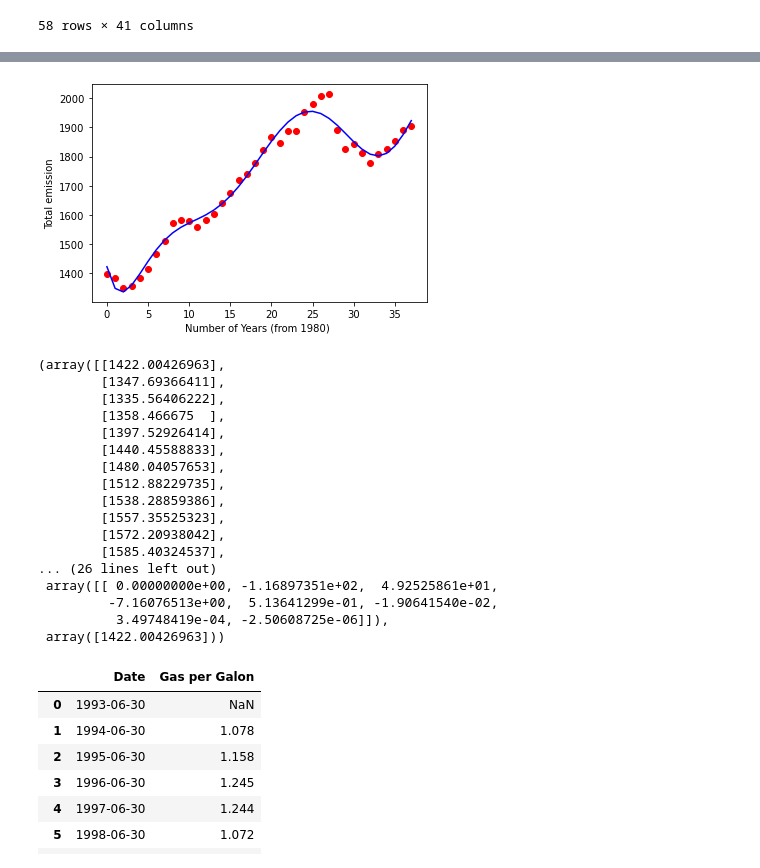
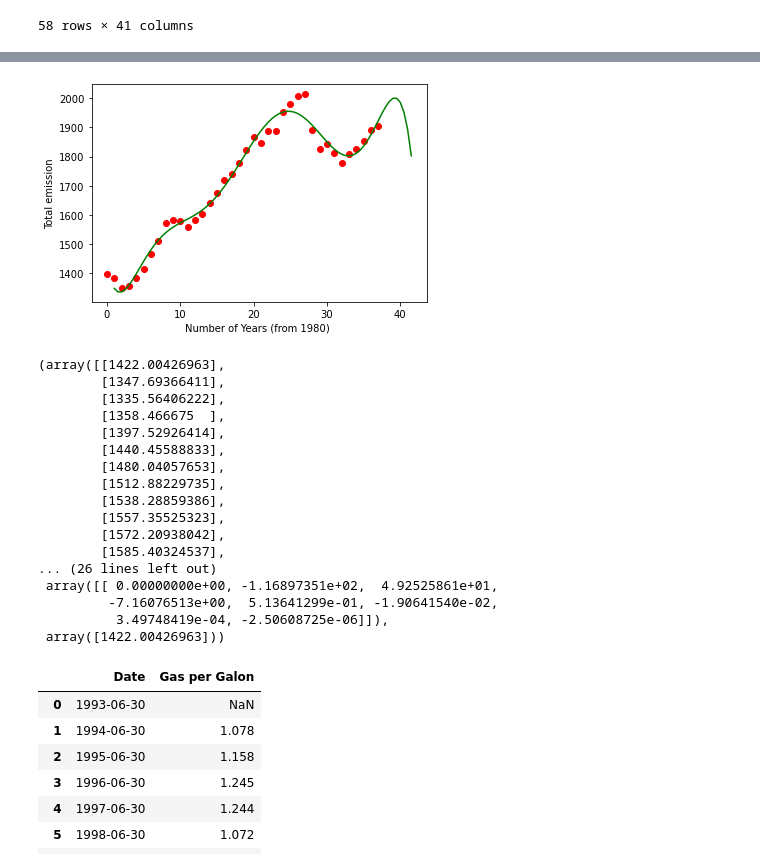
Before and after one commit to ykim879/machine.learning.project, a Jupyter notebook: Polynomial Regression.ipynb, the cells around one changed output, grey strips where cells are left out. Drawn from its saved outputs; the diff is of its cells as text; code cells hidden in the pictures.

```diff
--- a/Polynomial Regression.ipynb
+++ b/Polynomial Regression.ipynb
@@ -57,19 +57,22 @@ years,total_emission
 # %%
 from sklearn.preprocessing import PolynomialFeatures
 poly_reg=PolynomialFeatures(degree=7)
 X_poly = poly_reg.fit_transform(np.array(years).reshape(-1,1))
 pol_reg = linear_model.LinearRegression()
 pol_reg.fit(X_poly,np.array(total_emission).reshape(-1,1))
 pred=pol_reg.predict(X_poly)
 plt.scatter(years,total_emission,color='red')
-plt.plot(years,pred,color='blue')
+#plt.plot(years,pred,color='blue')
+years2=np.arange(0,41,0.5)+1
+p=pol_reg.predict(poly_reg.fit_transform(years2.reshape(-1,1)))
+plt.plot(years2,p,color='green')
 plt.xlabel('Number of Years (from 1980) ')
 plt.ylabel('Total emission')
 plt.show()
 pol_reg.set_params(normalize = True)
 pred,pol_reg.coef_,pol_reg.intercept_
 # %% [output]
-[figure, old version]
+[figure, new version]
 (array([[1422.00426963],
         [1347.69366411],
         [1335.56406222],
```
Also changed, not shown: parts of 5 cells of this notebook.
